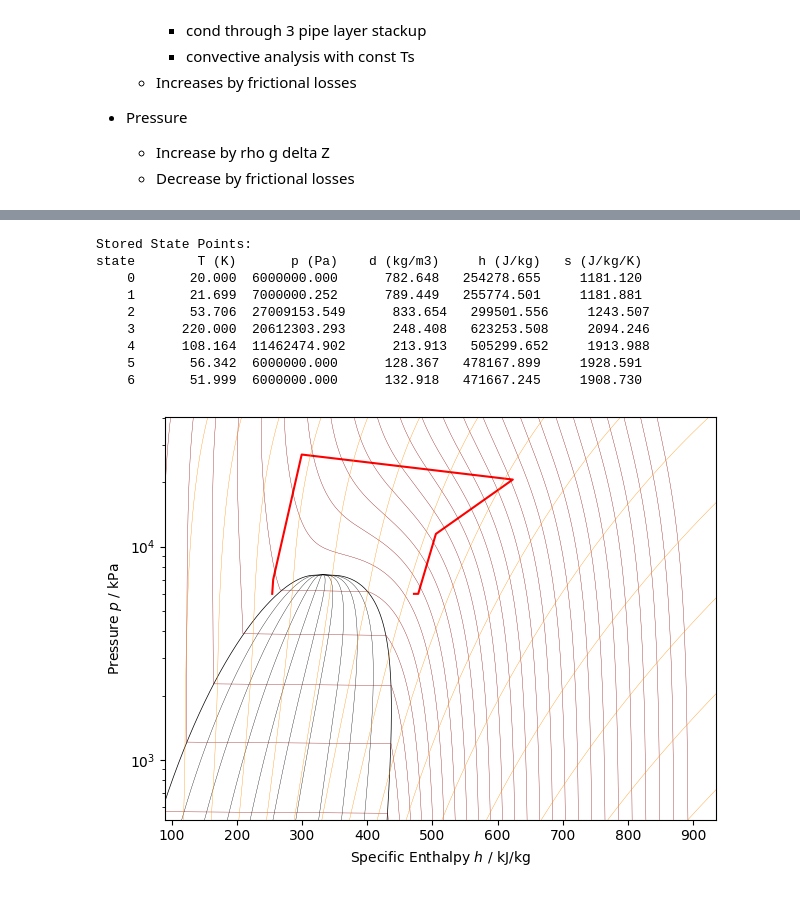
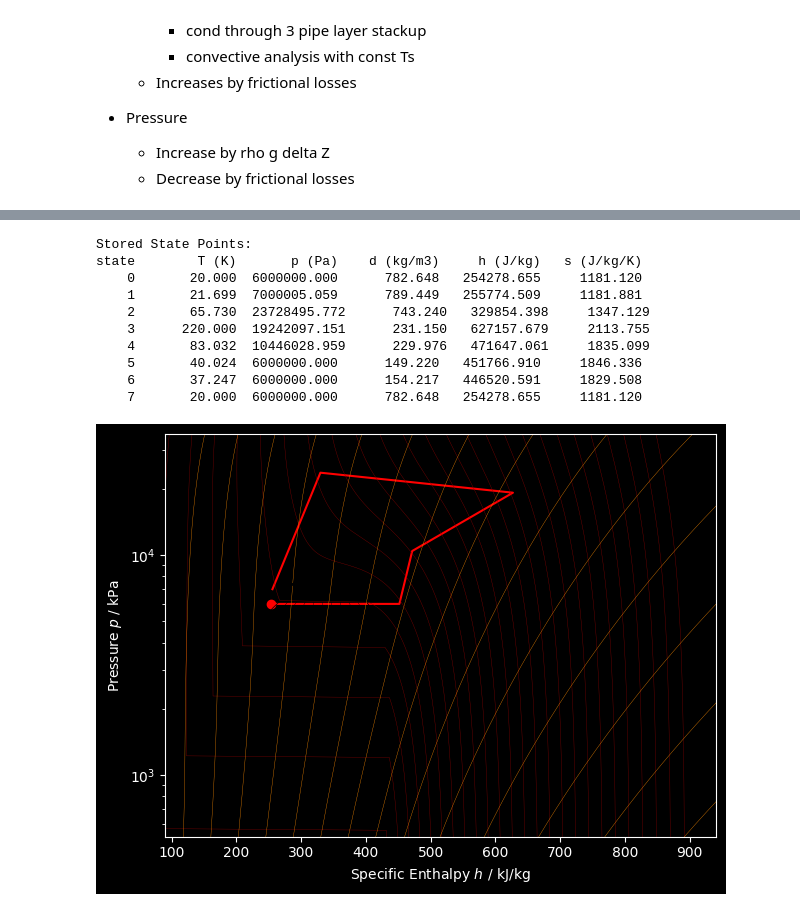
Before and after one commit to Willmac16/DFTS-Team-Seven, a Jupyter notebook: Project3.ipynb, the cells around one changed output, grey strips where cells are left out. Cells and saved outputs as stored; diff of their text form; code cells hidden in the pictures.

```diff
--- a/Project3.ipynb
+++ b/Project3.ipynb
@@ -267,12 +274,12 @@ class SystemSolution:
 
     self.downward_flow_rate = sum(flow_rates) + sequestration_rate
 
-    self.post_comp_isen =  c_ohh_two.with_state(Input.pressure(compressor_outlet_pressure),
+    self.post_comp_isen =  Fluid(FluidsList.CarbonDioxide).with_state(Input.pressure(compressor_outlet_pressure),
                                               Input.entropy(supply_fluid.entropy))
     # assert self.post_comp_isen.phase == Phases.Liquid, f"CO2 is now {self.post_comp_isen.phase} after the compressor"
 
 
-    self.post_compressor =  c_ohh_two.with_state(Input.pressure(compressor_outlet_pressure),
+    self.post_compressor =  Fluid(FluidsList.CarbonDioxide).with_state(Input.pressure(compressor_outlet_pressure),
                                               Input.enthalpy(supply_fluid.enthalpy + (self.post_comp_isen.enthalpy - supply_fluid.enthalpy) / compressor_efficiency))
     # assert self.post_compressor.phase == Phases.Liquid
 
@@ -290,7 +297,7 @@ class SystemSolution:
 
     self.pre_formation = output
 
-    self.up_states = [c_ohh_two.with_state(Input.pressure(self.pre_formation.pressure - in_formation_pressure_drop(flow_rate, self.pre_formation, well_dist)),
+    self.up_states = [Fluid(FluidsList.CarbonDioxide).with_state(Input.pressure(self.pre_formation.pressure - in_formation_pressure_drop(flow_rate, self.pre_formation, well_dist)),
                                           Input.temperature(in_formation_heat_transfer(flow_rate, self.pre_formation, well_dist))) for flow_rate, well_dist in zip(flow_rates, well_dists)]
     # for up_state in self.up_states:
     #   assert up_state.phase == Phases.Liquid
@@ -312,19 +319,19 @@ class SystemSolution:
 
       self.pre_turbines.append(output)
 
-    self.post_turb_isens = [ c_ohh_two.with_state(Input.pressure(turbine_outlet_pressure),
+    self.post_turb_isens = [ Fluid(FluidsList.CarbonDioxide).with_state(Input.pressure(turbine_outlet_pressure),
                                               Input.entropy(pre_turbine.entropy)) for pre_turbine in self.pre_turbines]
 
     # for post_turb_isen in self.post_turb_isens:
     #   assert post_turb_isen.phase == Phases.Liquid
 
-    self.post_turbines = [ c_ohh_two.with_state(Input.pressure(turbine_outlet_pressure),
+    self.post_turbines = [ Fluid(FluidsList.CarbonDioxide).with_state(Input.pressure(turbine_outlet_pressure),
                                             Input.enthalpy(pre_turbine.enthalpy - turbine_efficiency * (pre_turbine.enthalpy - post_turb_isen.enthalpy))) for pre_turbine, post_turb_isen in zip(self.pre_turbines, self.post_turb_isens)]
 
     # for post_turbine in self.post_turbines:
     #   assert post_turbine.phase == Phases.Liquid
 
-    self.post_tee =  c_ohh_two.with_state(Input.pressure(turbine_outlet_pressure), Input.enthalpy(sum([post_turbine.enthalpy * flow_rate for post_turbine, flow_rate in zip(self.post_turbines, flow_rates)]) / sum(flow_rates)))
+    self.post_tee =  Fluid(FluidsList.CarbonDioxide).with_state(Input.pressure(turbine_outlet_pressure), Input.enthalpy(sum([post_turbine.enthalpy * flow_rate for post_turbine, flow_rate in zip(self.post_turbines, flow_rates)]) / sum(flow_rates)))
     # assert self.post_tee.phase == Phases.Liquid
 
     self.condensorUA = UA_from_cond_ops(self.post_tee, supply_fluid, cold_well_temp, sum(flow_rates))
@@ -333,6 +340,8 @@ class SystemSolution:
     self.compressor_consumption = (self.post_comp_isen.enthalpy - supply_fluid.enthalpy) * self.downward_flow_rate
 
   def __repr__(self):
+
+
     return f"Condensor UA:           {self.condensorUA:.5g} W/K\nTurbine Production:     {self.turbine_production:.5g} W\nCompressor Consumption: {self.compressor_consumption:.5g} W\nNet Power:              {self.turbine_production - self.compressor_consumption:.5g} W"
 
 sol = SystemSolution( flow_rates=[2.852, 1.852],
@@ -340,7 +349,7 @@ sol = SystemSolution( flow_rates=[2.852, 1.852],
                       compressor_outlet_pressure=100.000e+06,
                       turbine_efficiency=0.85,
                       compressor_efficiency=0.85,
-                      supply_fluid=c_ohh_two.with_state(
+                      supply_fluid=Fluid(FluidsList.CarbonDioxide).with_state(
                                           Input.pressure(dioxide_pressure),
                                           Input.temperature(dioxide_temp)
                                         ))
@@ -409,7 +418,7 @@ def objective_function(args):
               compressor_outlet_pressure=compressor_outlet_pressure,
               turbine_efficiency=0.85,
               compressor_efficiency=0.85,
-              supply_fluid=c_ohh_two.with_state(Input.pressure(dioxide_pressure),
+              supply_fluid=Fluid(FluidsList.CarbonDioxide).with_state(Input.pressure(dioxide_pressure),
                                                 Input.temperature(dioxide_temp)))
     return sol.turbine_production - sol.compressor_consumption
   except Exception as e:
@@ -421,11 +532,14 @@ objective_function((1.5, 1.5, 7.000e+06))
 # %%
-bounds = [(1, 4), (1, 4), (dioxide_pressure+ 1e6, 400e6)]
+bounds = [(1.5, 2.5), (1.0, 1.3), (1e8, 200e6)]
 
 def nobjective_function(args):
   return -objective_function(args)
 
 shgo_sol = shgo(nobjective_function, bounds)
 
-if shgo_sol.success:
-  print(f"Left Flow Rate:  {shgo_sol.x[0]:.5g} (kg/s)\nRight Flow Rate: {shgo_sol.x[1]:.5g} (kg/s)\nCompressor Outlet Pressure: {shgo_sol.x[2]:.5g} Pa\nNet Power Production: {objective_function(shgo_sol.x):.5g} W")
+if not shgo_sol.success:
+    print(shgo_sol)
+    raise Exception("Optimization Failed")
+
+print(f"Left Flow Rate:  {shgo_sol.x[0]:.5g} (kg/s)\nRight Flow Rate: {shgo_sol.x[1]:.5g} (kg/s)\nCompressor Outlet Pressure: {shgo_sol.x[2]:.5g} Pa\nNet Power Production: {objective_function(shgo_sol.x):.5g} W")
 # %% [output]
@@ -439,7 +553,7 @@ optimal = SystemSolution(flow_rates=[shgo_sol.x[0], shgo_sol.x[1]],
                           compressor_outlet_pressure=shgo_sol.x[2],
                           turbine_efficiency=0.85,
                           compressor_efficiency=0.85,
-                          supply_fluid=c_ohh_two.with_state(Input.pressure(dioxide_pressure),
+                          supply_fluid=Fluid(FluidsList.CarbonDioxide).with_state(Input.pressure(dioxide_pressure),
                                                             Input.temperature(dioxide_temp)))
 optimal
 # %% [output]
@@ -475,42 +589,44 @@ def cycle_ph(*state_list):
 
     pp = PropertyPlot('CO2', 'PH')
 
     old_limits = pp.get_axis_limits()
     pp.set_axis_limits([
         old_limits[0],
         max(old_limits[1], 1.5 * max([state.enthalpy for state in state_list]) / 1e3),
         old_limits[2],
         max(old_limits[3], 1.5 * max([state.pressure for state in state_list]) / 1e3),
     ])
 
     pp.draw_process(cycle_states)
 
     pp.calc_isolines(CoolProp.iQ, num=11)
     pp.calc_isolines(CoolProp.iT, num=25)
     pp.calc_isolines(CoolProp.iSmass, num=15)
 
     pp.show()
 
 import warnings
 warnings.filterwarnings("ignore")
-cycle_ph( c_ohh_two.with_state(Input.pressure(dioxide_pressure), Input.temperature(dioxide_temp)),
+cycle_ph( Fluid(FluidsList.CarbonDioxide).with_state(Input.pressure(dioxide_pressure), Input.temperature(dioxide_temp)),
           optimal.post_compressor,
           optimal.pre_formation,
           optimal.up_states[0],
           optimal.pre_turbines[0],
           optimal.post_turbines[0],
-          optimal.post_tee)
+          optimal.post_tee,
+          Fluid(FluidsList.CarbonDioxide).with_state(Input.pressure(dioxide_pressure), Input.temperature(dioxide_temp)))
 # %% [output]
 Stored State Points:
 state        T (K)       p (Pa)    d (kg/m3)     h (J/kg)   s (J/kg/K)
     0       20.000  6000000.000      782.648   254278.655     1181.120
-    1       21.699  7000000.252      789.449   255774.501     1181.881
-    2       53.706  27009153.549      833.654   299501.556     1243.507
-    3      220.000  20612303.293      248.408   623253.508     2094.246
-    4      108.164  11462474.902      213.913   505299.652     1913.988
-    5       56.342  6000000.000      128.367   478167.899     1928.591
-    6       51.999  6000000.000      132.918   471667.245     1908.730
+    1       21.699  7000005.059      789.449   255774.509     1181.881
+    2       65.730  23728495.772      743.240   329854.398     1347.129
+    3      220.000  19242097.151      231.150   627157.679     2113.755
+    4       83.032  10446028.959      229.976   471647.061     1835.099
+    5       40.024  6000000.000      149.220   451766.910     1846.336
+    6       37.247  6000000.000      154.217   446520.591     1829.508
+    7       20.000  6000000.000      782.648   254278.655     1181.120
-[figure, old version]
+[figure, new version]
 # %%
 slices = np.logspace(0, 4.5, 1000)
 
```
Also changed, not shown: parts of 24 cells of this notebook, 1 other file.
